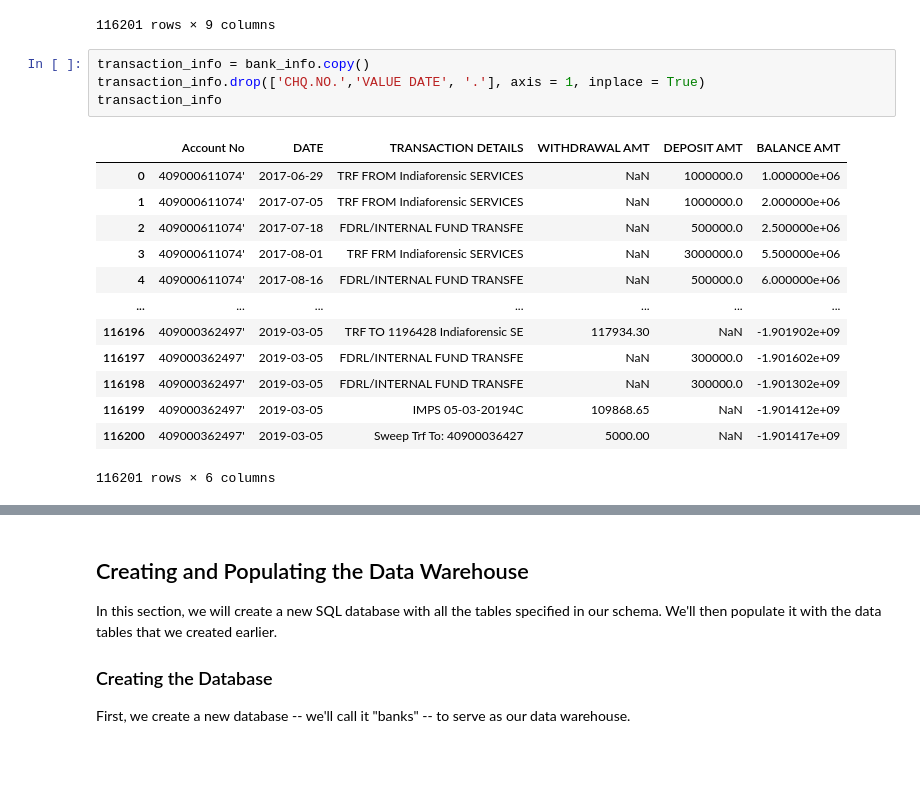
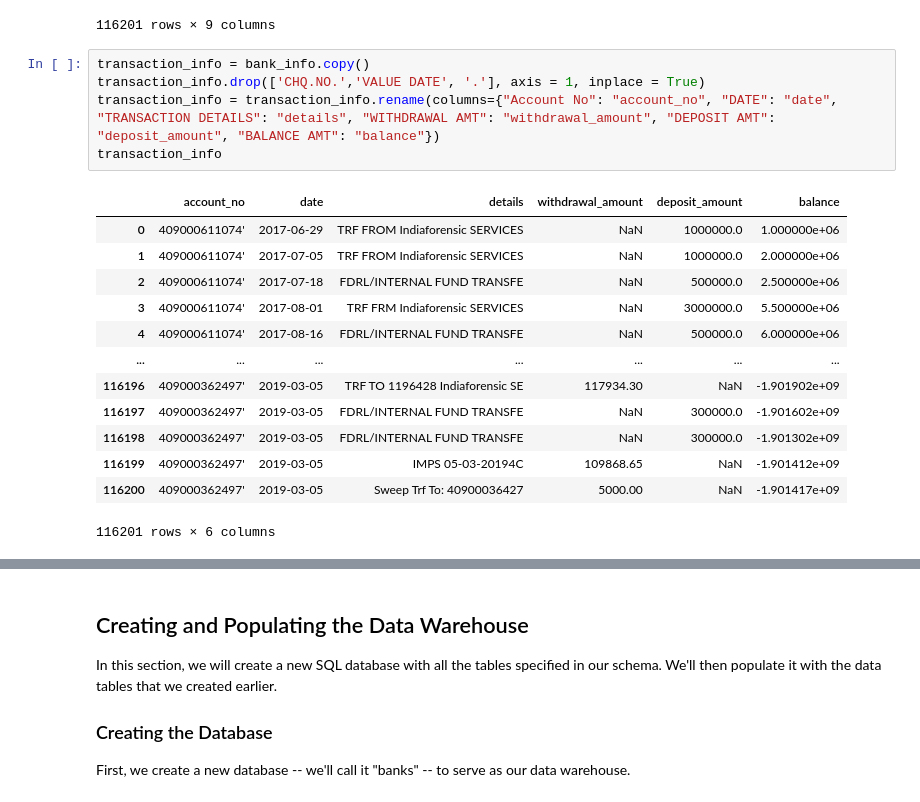
Before and after one commit to MKhour/DSProject1, a Jupyter notebook: DSProject1.ipynb, the cells around one changed output, grey strips where cells are left out. Cells and saved outputs as stored; diff of their text form; blank space fills up the shorter version.

```diff
--- a/DSProject1.ipynb
+++ b/DSProject1.ipynb
@@ -418,9 +420,10 @@ bank_info
 # %%
 transaction_info = bank_info.copy()
 transaction_info.drop(['CHQ.NO.','VALUE DATE', '.'], axis = 1, inplace = True)
+transaction_info = transaction_info.rename(columns={"Account No": "account_no", "DATE": "date", "TRANSACTION DETAILS": "details", "WITHDRAWAL AMT": "withdrawal_amount", "DEPOSIT AMT": "deposit_amount", "BALANCE AMT": "balance"})
 transaction_info
 # %% [output]
-|  | Account No | DATE | TRANSACTION DETAILS | WITHDRAWAL AMT | DEPOSIT AMT | BALANCE AMT |
+|  | account_no | date | details | withdrawal_amount | deposit_amount | balance |
 | 0 | 409000611074' | 2017-06-29 | TRF FROM Indiaforensic SERVICES | NaN | 1000000.0 | 1.000000e+06 |
 | 1 | 409000611074' | 2017-07-05 | TRF FROM Indiaforensic SERVICES | NaN | 1000000.0 | 2.000000e+06 |
 | 2 | 409000611074' | 2017-07-18 | FDRL/INTERNAL FUND TRANSFE | NaN | 500000.0 | 2.500000e+06 |
```
Also changed, not shown: parts of 26 cells of this notebook.
